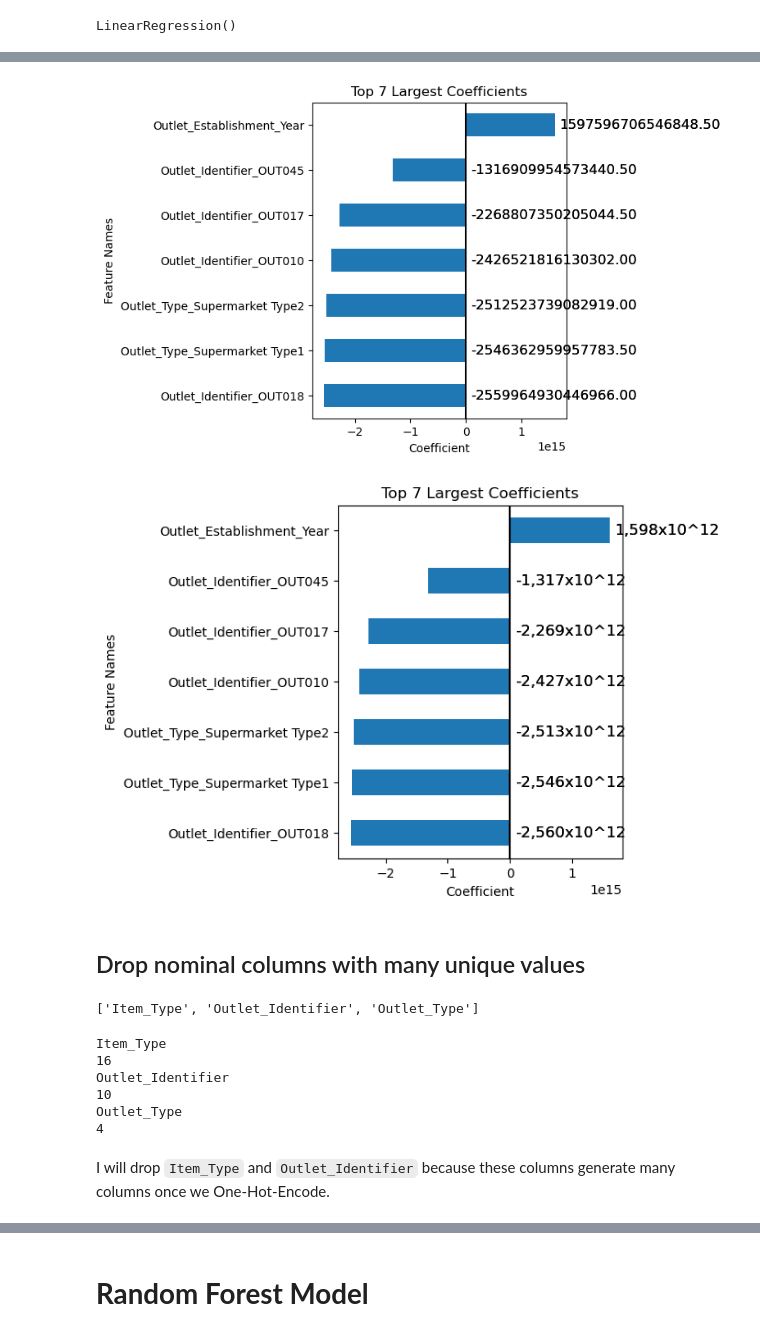
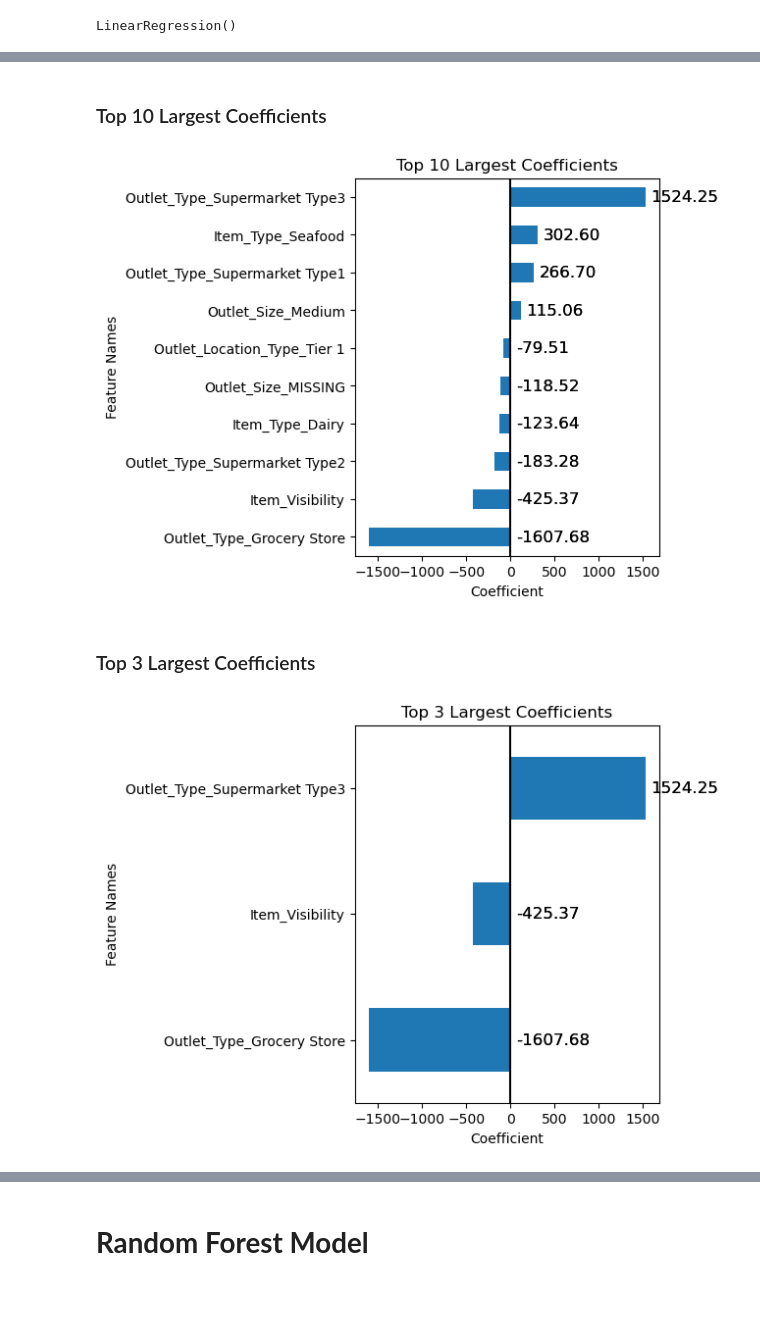
Before and after one commit to ericakitano/Prediction-of-Product-Sales, a Jupyter notebook: Project 1 - Revisited.ipynb, the cells around one changed output, grey strips where cells are left out. Drawn from its saved outputs; the diff is of its cells as text; code cells hidden in the pictures; blank space fills up the shorter version.

```diff
--- a/Project 1 - Revisited.ipynb
+++ b/Project 1 - Revisited.ipynb
@@ -352,0 +287,4 @@ nominal_tuple = (nom_pipeline, nominal_cols)
+# %%
+## make categorical selector
+cat_sel = make_column_selector(dtype_include='object')
+cat_sel(X_train)
@@ -352,0 +297,4 @@ nominal_tuple = (nom_pipeline, nominal_cols)
+# %%
+## make numeric selector
+num_sel = make_column_selector(dtype_include='number')
+num_sel(X_train)
@@ -352,0 +303,5 @@ nominal_tuple = (nom_pipeline, nominal_cols)
+# %%
+## make pipelines for categorical vs numeric data
+cat_pipe = make_pipeline(SimpleImputer(strategy='constant', fill_value='MISSING'),
+                         OneHotEncoder(handle_unknown='ignore', sparse=False))
+num_pipe = make_pipeline(SimpleImputer(strategy='median'))
@@ -362,9 +319,9 @@ nominal_tuple = (nom_pipeline, nominal_cols)
 # %% [markdown]
 ##### **Proprocessor using column transformer**
 # %%
-## make a preprocessor using column transformer
-
-preprocessor = make_column_transformer(numeric_tuple, ordinal_tuple, nominal_tuple, remainder='passthrough',
-                                       verbose_feature_names_out= False)
+## make preprocessor using column transformer
+preprocessor = make_column_transformer((num_pipe, num_sel),
+                                       (cat_pipe,cat_sel),
+                                       verbose_feature_names_out=False)
 preprocessor
 # %% [output]
@@ -664,13 +566,15 @@ intercept                          3,145,429,222,120,158.00
 dtype: float64
+# %% [markdown]
+### Top 10 Largest Coefficients
 # %%
-ax = plot_coeffs(coeffs,top_n=7,annotate=True);
+ax = plot_coeffs(coeffs,top_n=10,annotate=True);
 annotate_hbars(ax)
 # %% [output]
-[figure, old version]
+[figure, new version]
+# %% [markdown]
+### Top 3 Largest Coefficients
 # %%
-ax = plot_coeffs_trillion(coeffs,top_n=7,annotate=True);
-annotate_hbars_trillion(ax)
+ax = plot_coeffs(coeffs,top_n=3,annotate=True);
+annotate_hbars(ax)
 # %% [output]
-[figure, old version]
+[figure, new version]
-# %% [markdown]
-## Drop nominal columns with many unique values
@@ -679,17 +580,0 @@ df2 = df.copy()
-# %%
-nominal_cols
-# %% [output]
-['Item_Type', 'Outlet_Identifier', 'Outlet_Type']
-# %%
-for col in nominal_cols:
-    print(col)
-    print(df[col].nunique())
-# %% [output]
-Item_Type
-16
-Outlet_Identifier
-10
-Outlet_Type
-4
-# %% [markdown]
-I will drop `Item_Type` and `Outlet_Identifier` because these columns generate many columns once we One-Hot-Encode.
```
Also changed, not shown: parts of 57 cells of this notebook, 1 other file.
